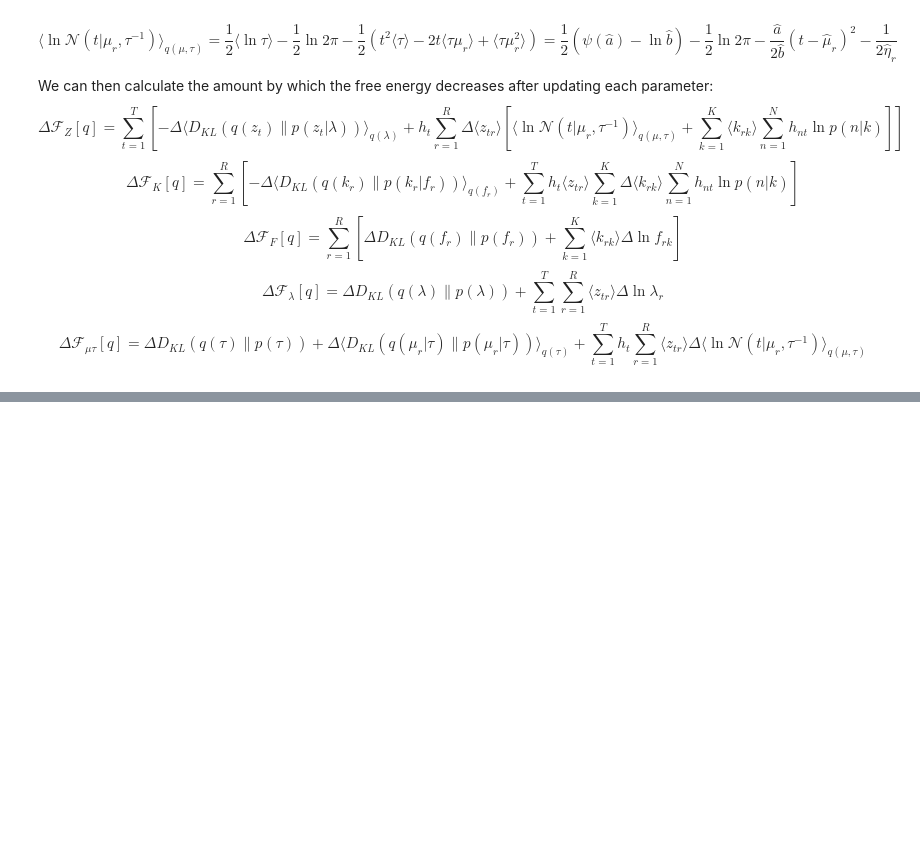
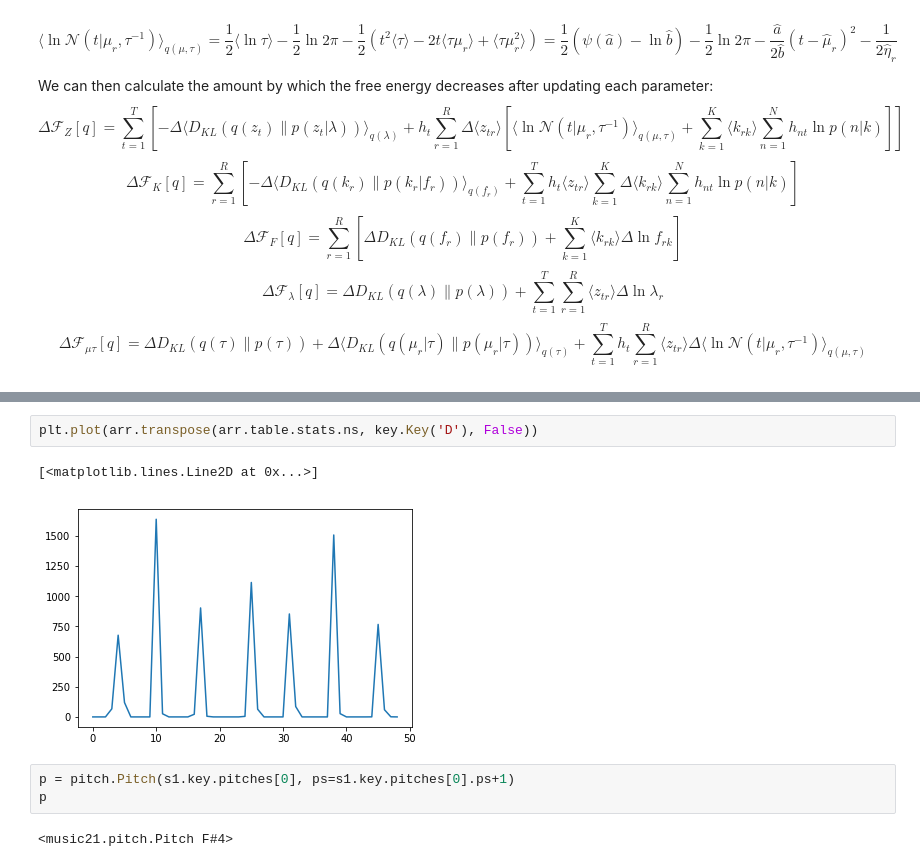
Before and after one commit to meagtan/harmonizer, a Jupyter notebook: modulation.ipynb, the cells around one changed output, grey strips where cells are left out. Drawn from its saved outputs; the diff is of its cells as text; blank space fills up the shorter version.

```diff
--- a/modulation.ipynb
+++ b/modulation.ipynb
@@ -197,0 +276,10 @@ def histtodict(h, i = 0):
+# %%
+plt.plot(arr.transpose(arr.table.stats.ns, key.Key('D'), False))
+# %% [output]
+[<matplotlib.lines.Line2D at 0x...>]
+[figure, added]
+# %%
+p = pitch.Pitch(s1.key.pitches[0], ps=s1.key.pitches[0].ps+1)
+p
+# %% [output]
+<music21.pitch.Pitch F#4>
```
Also changed, not shown: parts of 41 cells of this notebook, 1 other file.
